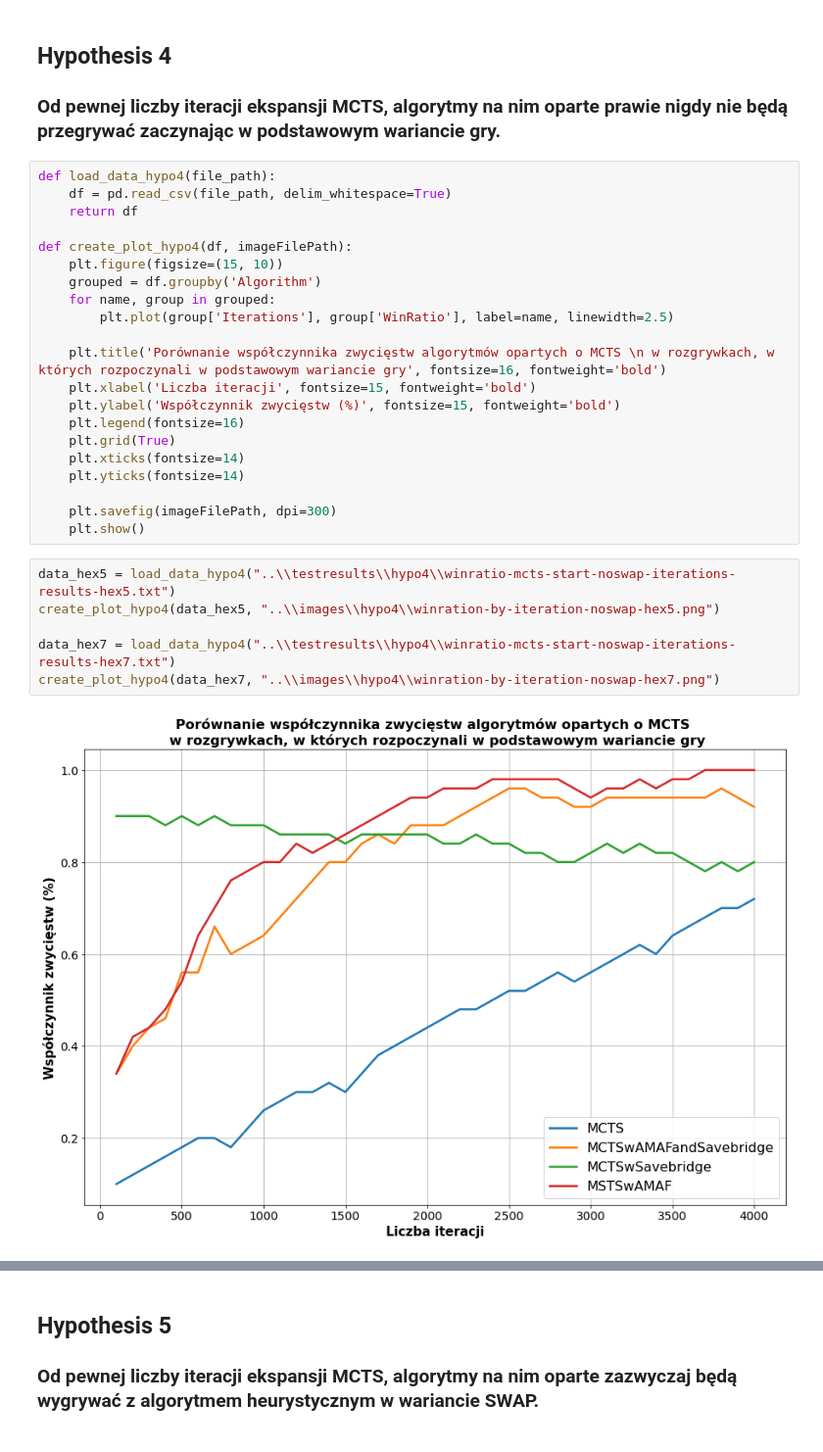
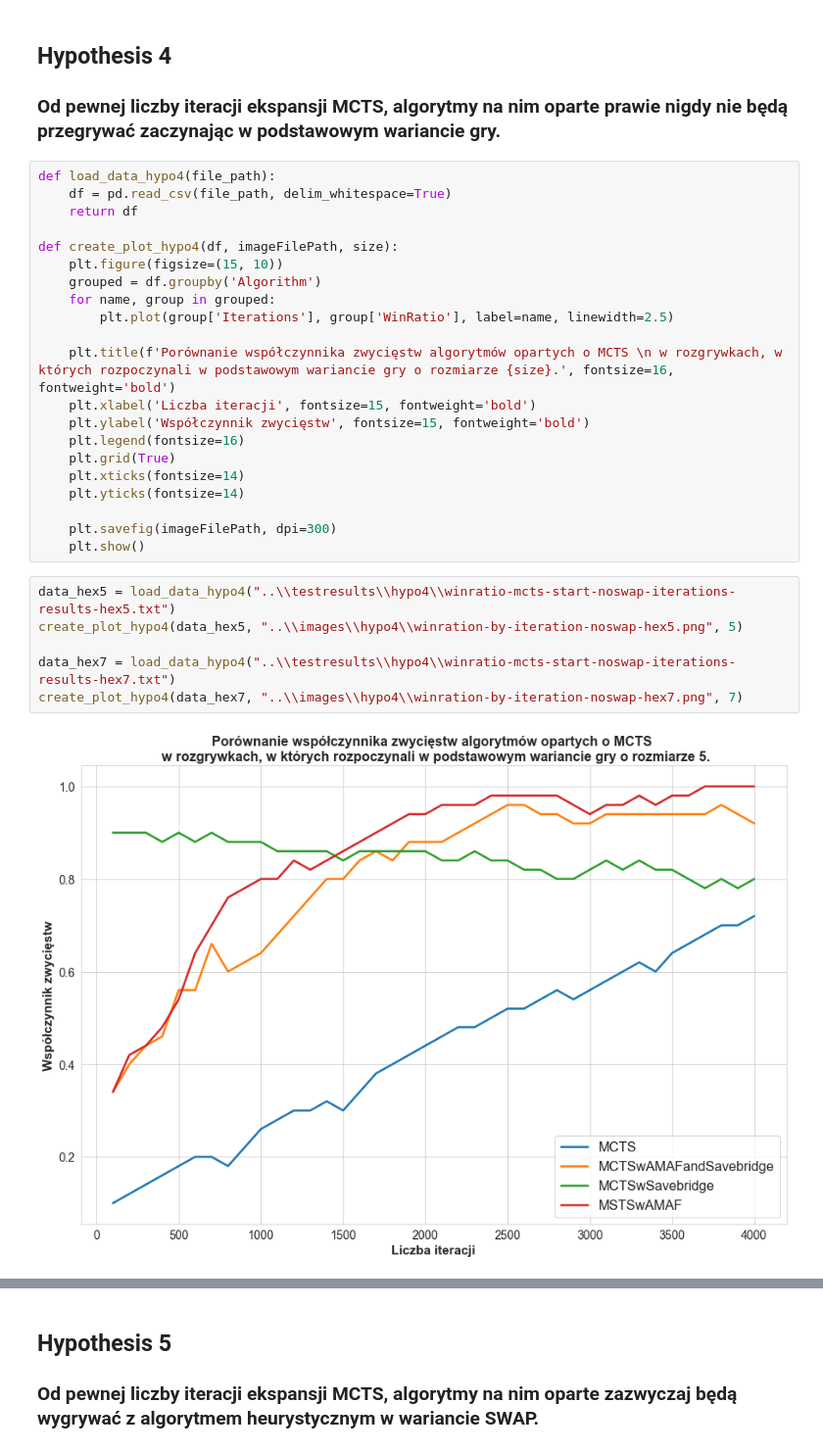
Before and after one commit to H4kan/minihex, a Jupyter notebook: analysis/jupyter/hex-results-analysis.ipynb, the cells around one changed output, grey strips where cells are left out. Shown: that part at 98% size. Cells and saved outputs as stored; diff of their text form.

```diff
--- a/analysis/jupyter/hex-results-analysis.ipynb
+++ b/analysis/jupyter/hex-results-analysis.ipynb
@@ -107,15 +107,15 @@ def load_data_hypo4(file_path):
     df = pd.read_csv(file_path, delim_whitespace=True)
     return df
 
-def create_plot_hypo4(df, imageFilePath):
+def create_plot_hypo4(df, imageFilePath, size):
     plt.figure(figsize=(15, 10))
     grouped = df.groupby('Algorithm')
     for name, group in grouped:
         plt.plot(group['Iterations'], group['WinRatio'], label=name, linewidth=2.5)
 
-    plt.title('Porównanie współczynnika zwycięstw algorytmów opartych o MCTS \n w rozgrywkach, w których rozpoczynali w podstawowym wariancie gry', fontsize=16, fontweight='bold')
+    plt.title(f'Porównanie współczynnika zwycięstw algorytmów opartych o MCTS \n w rozgrywkach, w których rozpoczynali w podstawowym wariancie gry o rozmiarze {size}.', fontsize=16, fontweight='bold')
     plt.xlabel('Liczba iteracji', fontsize=15, fontweight='bold')
-    plt.ylabel('Współczynnik zwycięstw (%)', fontsize=15, fontweight='bold')
+    plt.ylabel('Współczynnik zwycięstw', fontsize=15, fontweight='bold')
     plt.legend(fontsize=16)
     plt.grid(True)
     plt.xticks(fontsize=14)
@@ -125,9 +125,9 @@ def create_plot_hypo4(df, imageFilePath):
     plt.show()
 # %%
 data_hex5 = load_data_hypo4("..\\testresults\\hypo4\\winratio-mcts-start-noswap-iterations-results-hex5.txt")
-create_plot_hypo4(data_hex5, "..\\images\\hypo4\\winration-by-iteration-noswap-hex5.png")
+create_plot_hypo4(data_hex5, "..\\images\\hypo4\\winration-by-iteration-noswap-hex5.png", 5)
 
 data_hex7 = load_data_hypo4("..\\testresults\\hypo4\\winratio-mcts-start-noswap-iterations-results-hex7.txt")
-create_plot_hypo4(data_hex7, "..\\images\\hypo4\\winration-by-iteration-noswap-hex7.png")
+create_plot_hypo4(data_hex7, "..\\images\\hypo4\\winration-by-iteration-noswap-hex7.png", 7)
 # %% [output]
-[figure, old version]
+[figure, new version]
```
Also changed, not shown: parts of 9 cells of this notebook, 10 other files.
